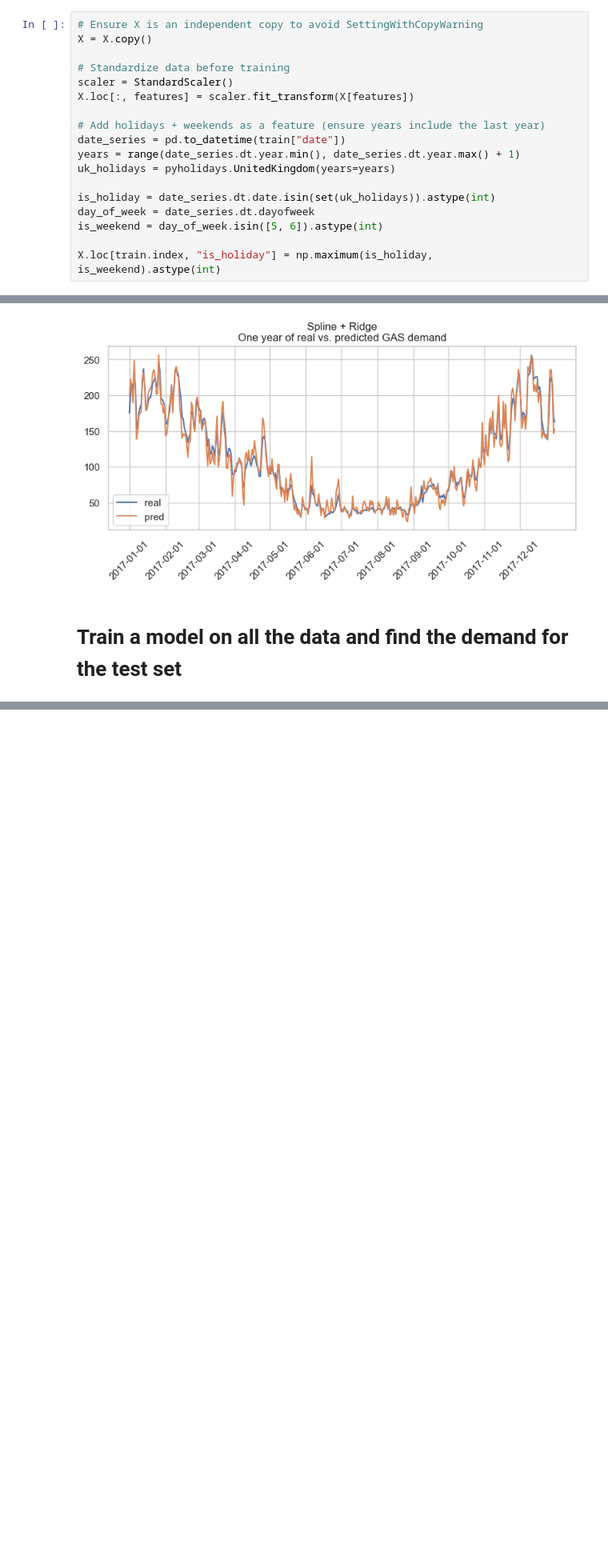
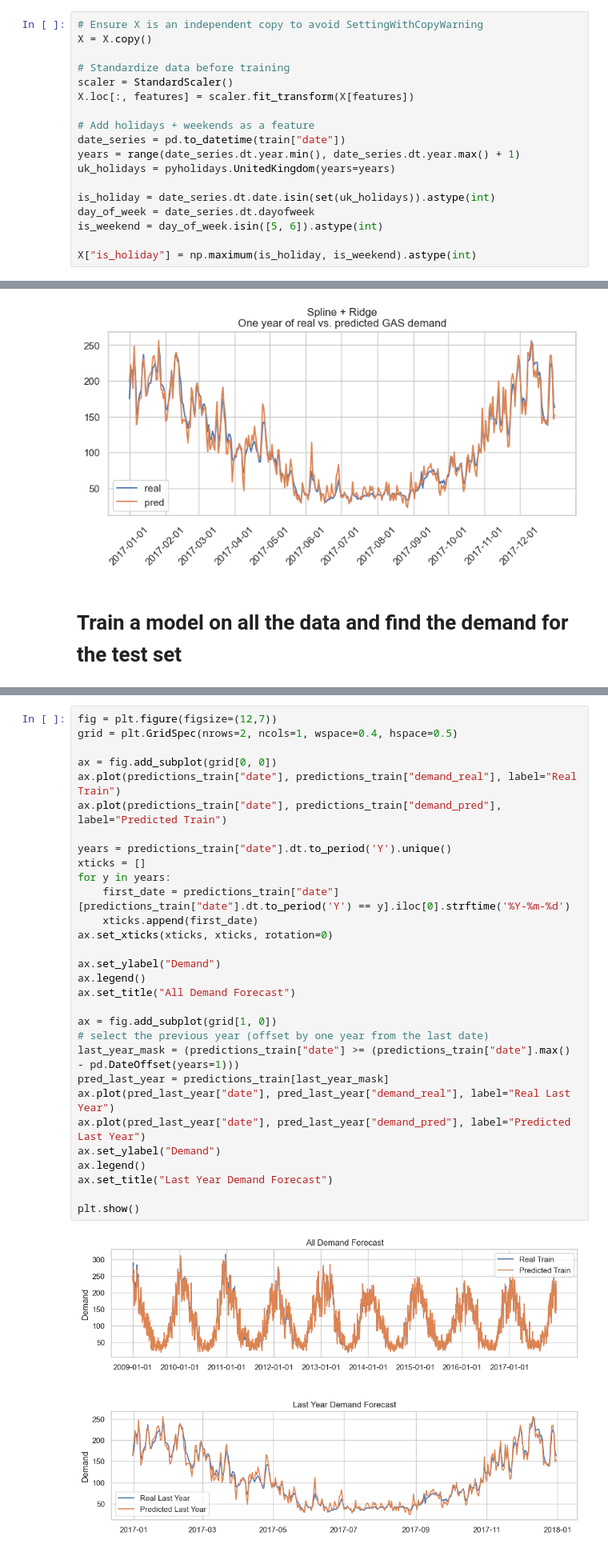
Before and after one commit to elena-faillace/Quant-Modelling-Task, a Jupyter notebook: modeling_demand.ipynb, the cells around one changed output, grey strips where cells are left out. Shown: that part at 80% size. Cells and saved outputs as stored; diff of their text form; blank space fills up the shorter version.

```diff
--- a/modeling_demand.ipynb
+++ b/modeling_demand.ipynb
@@ -62,7 +64,7 @@ X = X.copy()
 scaler = StandardScaler()
 X.loc[:, features] = scaler.fit_transform(X[features])
 
-# Add holidays + weekends as a feature (ensure years include the last year)
+# Add holidays + weekends as a feature
 date_series = pd.to_datetime(train["date"])
 years = range(date_series.dt.year.min(), date_series.dt.year.max() + 1)
 uk_holidays = pyholidays.UnitedKingdom(years=years)
@@ -71,4 +73,4 @@ is_holiday = date_series.dt.date.isin(set(uk_holidays)).astype(int)
 day_of_week = date_series.dt.dayofweek
 is_weekend = day_of_week.isin([5, 6]).astype(int)
 
-X.loc[train.index, "is_holiday"] = np.maximum(is_holiday, is_weekend).astype(int)
+X["is_holiday"] = np.maximum(is_holiday, is_weekend).astype(int)
@@ -248,0 +279,32 @@ final_model = models[best_model_name]
+# %%
+fig = plt.figure(figsize=(12,7))
+grid = plt.GridSpec(nrows=2, ncols=1, wspace=0.4, hspace=0.5)
+
+ax = fig.add_subplot(grid[0, 0])
+ax.plot(predictions_train["date"], predictions_train["demand_real"], label="Real Train")
+ax.plot(predictions_train["date"], predictions_train["demand_pred"], label="Predicted Train")
+
+years = predictions_train["date"].dt.to_period('Y').unique()
+xticks = []
+for y in years:
+	first_date = predictions_train["date"][predictions_train["date"].dt.to_period('Y') == y].iloc[0].strftime('%Y-%m-%d')
+	xticks.append(first_date)
+ax.set_xticks(xticks, xticks, rotation=0)
+
+ax.set_ylabel("Demand")
+ax.legend()
+ax.set_title("All Demand Forecast")
+
+ax = fig.add_subplot(grid[1, 0])
+# select the previous year (offset by one year from the last date)
+last_year_mask = (predictions_train["date"] >= (predictions_train["date"].max() - pd.DateOffset(years=1)))
+pred_last_year = predictions_train[last_year_mask]
+ax.plot(pred_last_year["date"], pred_last_year["demand_real"], label="Real Last Year")
+ax.plot(pred_last_year["date"], pred_last_year["demand_pred"], label="Predicted Last Year")
+ax.set_ylabel("Demand")
+ax.legend()
+ax.set_title("Last Year Demand Forecast")
+
+plt.show()
+# %% [output]
+[figure, added]
```
Also changed, not shown: parts of 6 cells of this notebook, 1 other file.
